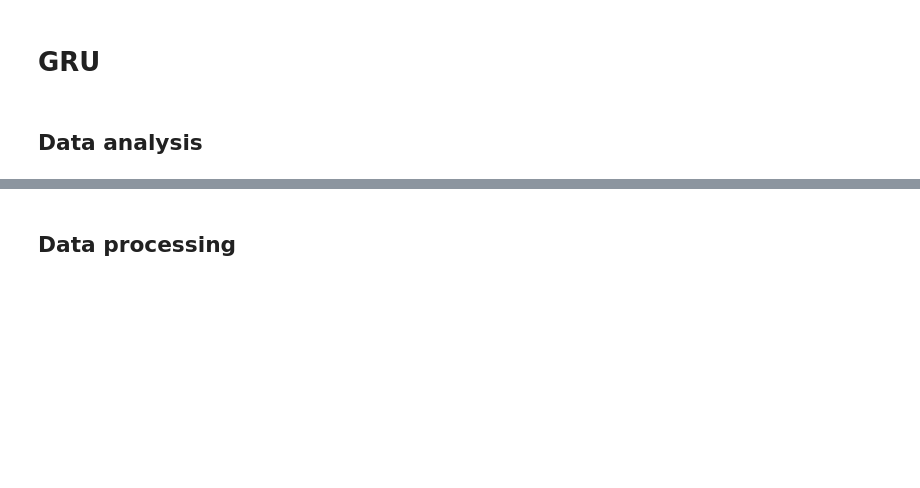
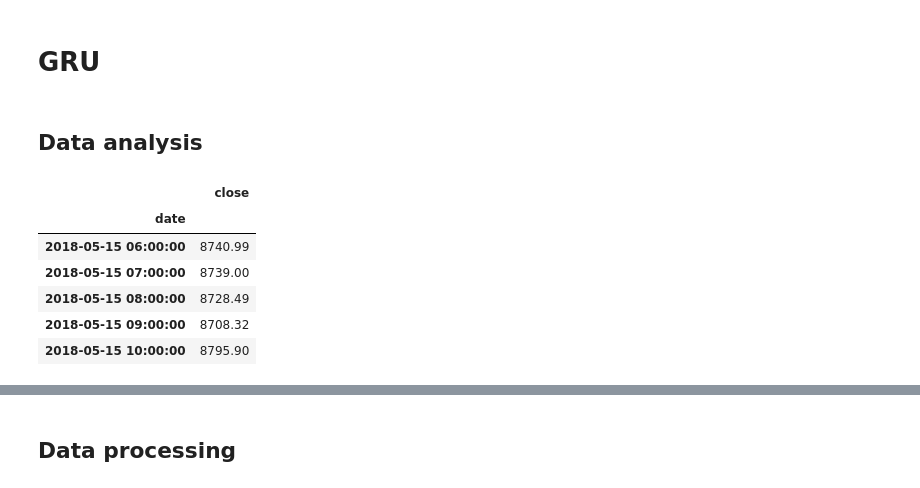
Before and after one commit to alexzheng123/EC331-project, a Jupyter notebook: code/GRU.ipynb, the cells around one changed output, grey strips where cells are left out. Saved outputs shown, nothing was run; the diff lists cells and outputs as text; code cells hidden in the pictures; blank space fills up the shorter version.

```diff
--- a/code/GRU.ipynb
+++ b/code/GRU.ipynb
@@ -36,0 +34,10 @@ data = pd.read_csv("/Users/alexzheng/Developer/GitHub/EC331-project/data/Bitcoin
+# %%
+data.head()
+# %% [output]
+|  | close |
+| date |  |
+| 2018-05-15 06:00:00 | 8740.99 |
+| 2018-05-15 07:00:00 | 8739.00 |
+| 2018-05-15 08:00:00 | 8728.49 |
+| 2018-05-15 09:00:00 | 8708.32 |
+| 2018-05-15 10:00:00 | 8795.90 |
```
Also changed, not shown: parts of 40 cells of this notebook, 11 other files.
